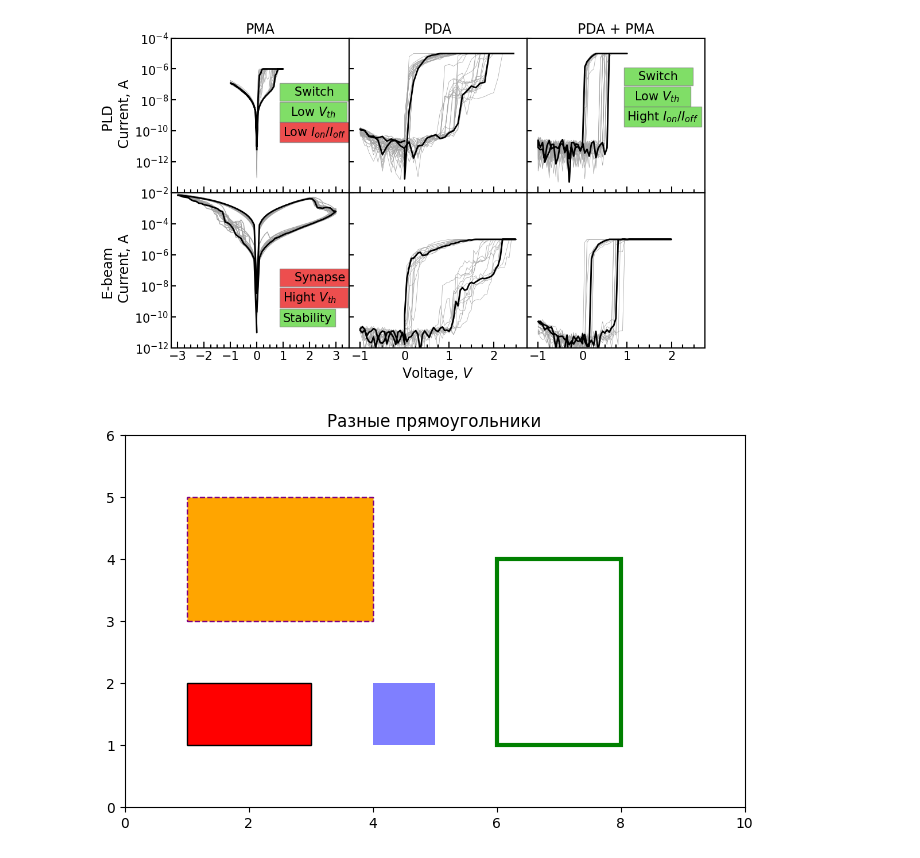
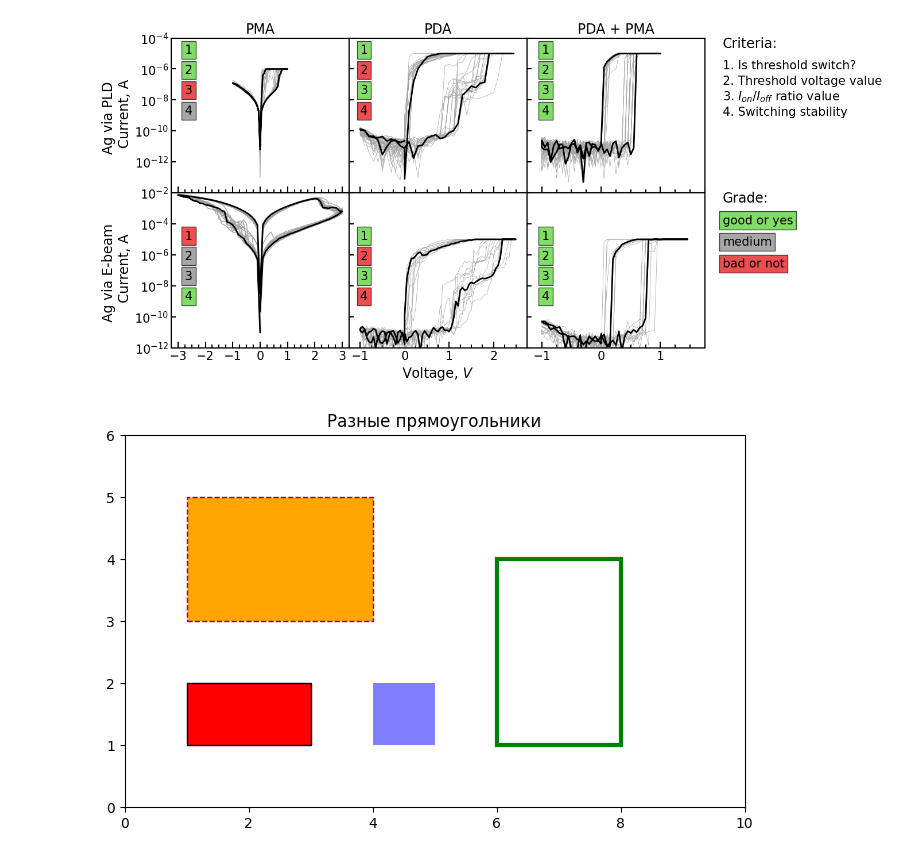
Before and after one commit to OneMoreGate/TiN-HZO_experimental, a Jupyter notebook: Ag_HZO_TS.ipynb, the cells around one changed output. Saved outputs shown, nothing was run; the diff lists cells and outputs as text; code cells hidden in the pictures.

```diff
--- a/Ag_HZO_TS.ipynb
+++ b/Ag_HZO_TS.ipynb
@@ -30,7 +30,7 @@ y_minor = ticker.LogLocator(subs = np.arange(1.0, 10.0) * 0.1, numticks = 20)
 
 d_4_1.draw_multiple_lines('F16-75', ax_1, measurs=[i for i in range(1,22)], color = '#a3a3a3', linewidth = 0.5)
 d_4_1.draw_single_line('F16-75', ax_1, 20, color = 'k', linewidth = 2)
-ax_1.set(yscale='log', ylim=(10**(-14), 10**(-4)), xlim=[-3.25, 3.5])
+ax_1.set(yscale='log', ylim=(10**(-14), 10**(-4)), xlim=[-3.25, 3.25])
 ax_1.tick_params(labelsize = 15, labelbottom = False)
 ax_1.xaxis.set_major_locator(ticker.MultipleLocator(1))
 ax_1.xaxis.set_minor_locator(ticker.MultipleLocator(0.25))
@@ -39,14 +39,15 @@ ax_1.yaxis.set_major_locator(ticker.FixedLocator([10**-12,10**-10,10**-8,10**-6,
 ax_1.tick_params(axis='x', direction = 'in', which = 'major', size = 8, width = 1.5)
 ax_1.tick_params(axis='x', direction = 'in', which = 'minor', size = 4, width = 1.5)
 ax_1.tick_params(axis='y', direction = 'in', which = 'major', size = 6, width = 1.5)
-ax_1.set_ylabel('PLD \n Current, A', size = 17)
+ax_1.set_ylabel('Ag via PLD \n Current, A', size = 17)
 ax_1.set_title('PMA', size = 17)
 for axis in ['top','bottom','left','right']:
   ax_1.spines[axis].set_linewidth(1.5)
 
-ax_1.text(x=1, y=2e-8, s=r'   Switch   ', size = 15,  bbox=dict(facecolor='#4bd027', alpha=0.7, edgecolor='gray'))
-ax_1.text(x=1, y=1e-9, s=r'  Low $V_{th} \;$  ', size = 15,  bbox=dict(facecolor='#4bd027', alpha=0.7, edgecolor='gray'))
-ax_1.text(x=1, y=5e-11, s=r'Low $I_{on}/I_{off}$', size = 15,  bbox=dict(facecolor='#e60303', alpha=0.7, edgecolor='gray'))
+ax_1.text(x=-2.75, y=1e-5, s='1', size = 15,  bbox=dict(facecolor='#4bd027', alpha=0.7, edgecolor='k'))
+ax_1.text(x=-2.75, y=5e-7, s='2', size = 15,  bbox=dict(facecolor='#4bd027', alpha=0.7, edgecolor='k'))
+ax_1.text(x=-2.75, y=2.5e-8, s='3', size = 15,  bbox=dict(facecolor='#e60303', alpha=0.7, edgecolor='k'))
+ax_1.text(x=-2.75, y=1.2e-9, s='4', size = 15,  bbox=dict(facecolor='gray', alpha=0.7, edgecolor='k'))
 
 d_4_3.draw_multiple_lines('C3-100', ax_2, measurs = [i for i in range(35, 55)], color = '#a3a3a3', linewidth = 0.5)
 d_4_3.draw_single_line('C3-100', ax_2, 32, color = 'k', linewidth = 2)
@@ -64,9 +65,14 @@ ax_2.set_title('PDA', size = 17)
 for axis in ['top','bottom','left','right']:
   ax_2.spines[axis].set_linewidth(1.5)
 
+ax_2.text(x=-1, y=1e-5, s='1', size = 15,  bbox=dict(facecolor='#4bd027', alpha=0.7, edgecolor='k'))
+ax_2.text(x=-1, y=5e-7, s='2', size = 15,  bbox=dict(facecolor='#e60303', alpha=0.7, edgecolor='k'))
+ax_2.text(x=-1, y=2.5e-8, s='3', size = 15,  bbox=dict(facecolor='#4bd027', alpha=0.7, edgecolor='k'))
+ax_2.text(x=-1, y=1.2e-9, s='4', size = 15,  bbox=dict(facecolor='#e60303', alpha=0.7, edgecolor='k'))
+
 d_6.draw_multiple_lines('E16-100', ax_3, measurs=[i for i in range(400, 420)], linewidth = 0.5, color = '#a3a3a3')
 d_6.draw_single_line('E16-100', ax_3, 422, color = 'k', linewidth = 2)
-ax_3.set(yscale='log', ylim=(10**(-14), 10**(-4)), xlim=[-1.25, 2.75])
+ax_3.set(yscale='log', ylim=(10**(-14), 10**(-4)), xlim=[-1.25, 1.75])
 ax_3.xaxis.set_major_locator(ticker.MultipleLocator(1))
 ax_3.xaxis.set_minor_locator(ticker.MultipleLocator(0.25))
 ax_3.yaxis.set_major_locator(ticker.FixedLocator([10**-14,10**-12,10**-10,10**-8,10**-6,10**-4]))
@@ -79,13 +85,14 @@ for axis in ['top','bottom','left','right']:
   ax_3.spines[axis].set_linewidth(1.5)
 ax_3.set_title('PDA + PMA', size = 17)
 
-ax_3.text(x=1, y=2e-7, s=r'   Switch   ', size = 15,  bbox=dict(facecolor='#4bd027', alpha=0.7, edgecolor='gray'))
-ax_3.text(x=1, y=1e-8, s=r'  Low $V_{th} \;$  ', size = 15,  bbox=dict(facecolor='#4bd027', alpha=0.7, edgecolor='gray'))
-ax_3.text(x=1, y=5e-10, s=r'Hight $I_{on}/I_{off}$', size = 15,  bbox=dict(facecolor='#4bd027', alpha=0.7, edgecolor='gray'))
+ax_3.text(x=-1, y=1e-5, s='1', size = 15,  bbox=dict(facecolor='#4bd027', alpha=0.7, edgecolor='k'))
+ax_3.text(x=-1, y=5e-7, s='2', size = 15,  bbox=dict(facecolor='#4bd027', alpha=0.7, edgecolor='k'))
+ax_3.text(x=-1, y=2.5e-8, s='3', size = 15,  bbox=dict(facecolor='#4bd027', alpha=0.7, edgecolor='k'))
+ax_3.text(x=-1, y=1.2e-9, s='4', size = 15,  bbox=dict(facecolor='#4bd027', alpha=0.7, edgecolor='k'))
 
 d_4_2_2.draw_multiple_lines('F10-100', ax_4, measurs=[i for i in range(92,106)], color = '#a3a3a3', linewidth = 1)
 d_4_2_2.draw_single_line('F10-100', ax_4, 100, color = 'k', linewidth = 2)
-ax_4.set(yscale='log', ylim=(10**(-12), 10**(-2)), xlim=[-3.25, 3.5])
+ax_4.set(yscale='log', ylim=(10**(-12), 10**(-2)), xlim=[-3.25, 3.25])
 ax_4.tick_params(labelsize = 15)
 ax_4.xaxis.set_major_locator(ticker.MultipleLocator(1))
 ax_4.xaxis.set_minor_locator(ticker.MultipleLocator(0.25))
@@ -93,15 +100,15 @@ ax_4.yaxis.set_major_locator(ticker.FixedLocator([10**-12,10**-10,10**-8,10**-6,
 ax_4.tick_params(axis='x', direction = 'in', which = 'major', size = 8, width = 1.5)
 ax_4.tick_params(axis='x', direction = 'in', which = 'minor', size = 4, width = 1.5)
 ax_4.tick_params(axis='y', direction = 'in', which = 'major', size = 6, width = 1.5)
-ax_4.set_ylabel('E-beam \n Current, A', size = 17)
+ax_4.set_ylabel('Ag via E-beam \n Current, A', size = 17)
 for axis in ['top','bottom','left','right']:
   ax_4.spines[axis].set_linewidth(1.5)
 #ax_4.set_title('PMA', size = 17)
 
-ax_4.text(x=1, y=2e-8, s=r'   Synapse   ', size = 15,  bbox=dict(facecolor='#e60303', alpha=0.7, edgecolor='gray'))
-ax_4.text(x=1, y=1e-9, s=r'Hight $V_{th} \;$  ', size = 15,  bbox=dict(facecolor='#e60303', alpha=0.7, edgecolor='gray'))
-ax_4.text(x=1, y=5e-11, s=r'Stability', size = 15,  bbox=dict(facecolor='#4bd027', alpha=0.7, edgecolor='gray'))
-
+ax_4.text(x=-2.75, y=1e-5, s='1', size = 15,  bbox=dict(facecolor='#e60303', alpha=0.7, edgecolor='k'))
+ax_4.text(x=-2.75, y=5e-7, s='2', size = 15,  bbox=dict(facecolor='gray', alpha=0.7, edgecolor='k'))
+ax_4.text(x=-2.75, y=2.5e-8, s='3', size = 15,  bbox=dict(facecolor='gray', alpha=0.7, edgecolor='k'))
+ax_4.text(x=-2.75, y=1.2e-9, s='4', size = 15,  bbox=dict(facecolor='#4bd027', alpha=0.7, edgecolor='k'))
 
 d_4_4.draw_multiple_lines('H7-100', ax_5, measurs = [i for i in range(13,26)], linewidth = 0.5, color = '#a3a3a3')
 d_4_4.draw_single_line('H7-100', ax_5, measur=17, color = 'k', linewidth = 2)
@@ -109,35 +116,55 @@ ax_5.set(yscale='log', ylim=(10**(-12), 10**(-2)), xlim=[-1.25, 2.75])
 ax_5.xaxis.set_major_locator(ticker.MultipleLocator(1))
 ax_5.xaxis.set_minor_locator(ticker.MultipleLocator(0.25))
 ax_5.tick_params(labelleft = False, labelsize = 15)
 ax_5.tick_params(axis='x', direction = 'in', which = 'major', size = 8, width = 1.5)
 ax_5.tick_params(axis='x', direction = 'in', which = 'minor', size = 4, width = 1.5)
 ax_5.tick_params(axis='y', direction = 'in', which = 'major', size = 6, width = 1.5)
 #ax_5.set_title('PDA', size = 17)
 for axis in ['top','bottom','left','right']:
   ax_5.spines[axis].set_linewidth(1.5)
 ax_5.set_xlabel(r'Voltage, $V$', size = 17)
 
+ax_5.text(x=-1, y=1e-5, s='1', size = 15,  bbox=dict(facecolor='#4bd027', alpha=0.7, edgecolor='k'))
+ax_5.text(x=-1, y=5e-7, s='2', size = 15,  bbox=dict(facecolor='#e60303', alpha=0.7, edgecolor='k'))
+ax_5.text(x=-1, y=2.5e-8, s='3', size = 15,  bbox=dict(facecolor='#4bd027', alpha=0.7, edgecolor='k'))
+ax_5.text(x=-1, y=1.2e-9, s='4', size = 15,  bbox=dict(facecolor='#e60303', alpha=0.7, edgecolor='k'))
+
 d_11.draw_multiple_lines('H11-75', ax_6, measurs = [15,16,17,18,20,22,23,25,29,30,31], linewidth = 0.5, color = '#a3a3a3')
 d_11.draw_single_line('H11-75', ax_6, measur=18, color = 'k', linewidth = 2)
-ax_6.set(yscale='log', ylim=(10**(-12), 10**(-2)), xlim=[-1.25, 2.75])
+ax_6.plot([1.5, 4], [1e-5, 1e-5], color = 'w', linewidth = 5)
+ax_6.set(yscale='log', ylim=(10**(-12), 10**(-2)), xlim=[-1.25, 1.75])
 ax_6.tick_params(labelleft = False, labelsize = 15)
 ax_6.xaxis.set_major_locator(ticker.MultipleLocator(1))
 ax_6.xaxis.set_minor_locator(ticker.MultipleLocator(0.25))
 ax_6.tick_params(axis='x', direction = 'in', which = 'major', size = 8, width = 1.5)
 ax_6.tick_params(axis='x', direction = 'in', which = 'minor', size = 4, width = 1.5)
 ax_6.tick_params(axis='y', direction = 'in', which = 'major', size = 6, width = 1.5)
 #ax_6.set_title('PDA + PMA', size = 17)
 for axis in ['top','bottom','left','right']:
   ax_6.spines[axis].set_linewidth(1.5)
 
+ax_6.text(x=-1, y=1e-5, s='1', size = 15,  bbox=dict(facecolor='#4bd027', alpha=0.7, edgecolor='k'))
+ax_6.text(x=-1, y=5e-7, s='2', size = 15,  bbox=dict(facecolor='#4bd027', alpha=0.7, edgecolor='k'))
+ax_6.text(x=-1, y=2.5e-8, s='3', size = 15,  bbox=dict(facecolor='#4bd027', alpha=0.7, edgecolor='k'))
+ax_6.text(x=-1, y=1.2e-9, s='4', size = 15,  bbox=dict(facecolor='#4bd027', alpha=0.7, edgecolor='k'))
+
 ax_7.tick_params(labelleft = False, labelbottom = False, bottom = False, left = False)
 ax_7.axis('off')
+ax_7.text(0.1, 0.97, 'Criteria:', size = 17)
+ax_7.text(0.1, 0.9, '1. Is threshold switch?', size = 15)
+ax_7.text(0.1, 0.85, r'2. Threshold voltage value', size = 15)
+ax_7.text(0.1, 0.8, r'3. $I_{on}/I_{off}$ ratio value', size = 15)
+ax_7.text(0.1, 0.75, r'4. Switching stability', size = 15)
+ax_7.text(0.1, 0.47, 'Grade:', size = 17)
+ax_7.text(x=0.1, y=0.4, s='good or yes', size = 15,  bbox=dict(facecolor='#4bd027', alpha=0.7, edgecolor='k'))
+ax_7.text(x=0.1, y=0.33, s='medium', size = 15,  bbox=dict(facecolor='gray', alpha=0.7, edgecolor='k'))
+ax_7.text(x=0.1, y=0.26, s='bad or not', size = 15,  bbox=dict(facecolor='#e60303', alpha=0.7, edgecolor='k'))
 
 gs.update(wspace=0, hspace = 0)
 
 #plt.savefig('all_typical_for_article.png', dpi = 300, bbox_inches = 'tight')
 # %% [output]
-[figure, old version]
+[figure, new version]
 # %%
 import matplotlib.pyplot as plt
 import matplotlib.patches as patches
```
Also changed, not shown: 2 other files.
